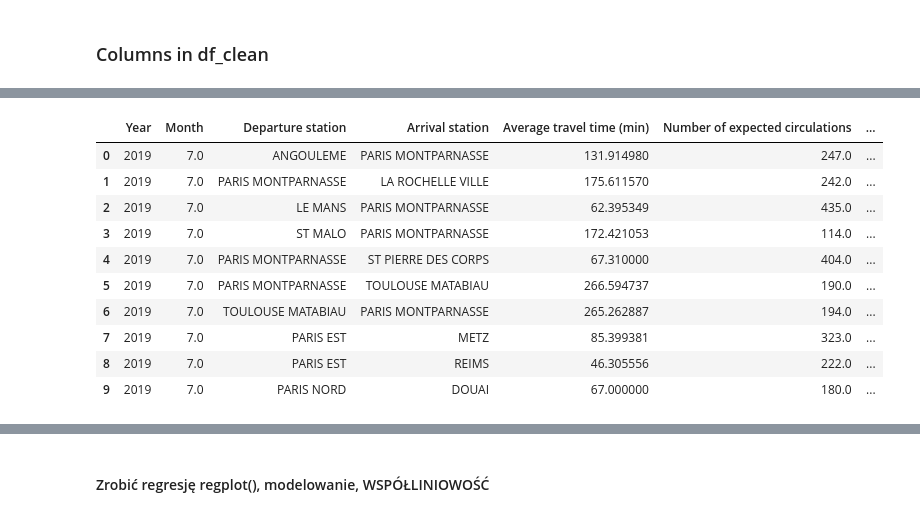
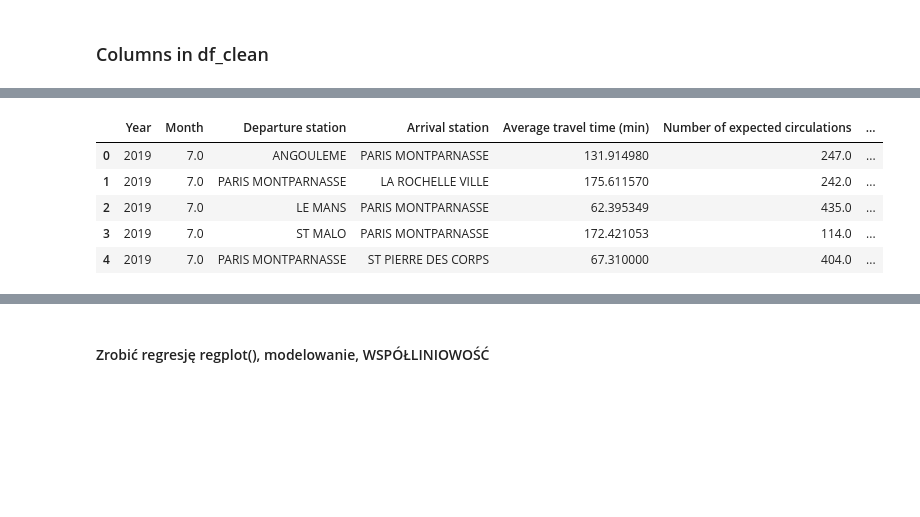
Before and after one commit to infoshareacademy/grupa_BKMMZ, a Jupyter notebook: Python/trains_notebook.ipynb, the cells around one changed output, grey strips where cells are left out. Saved outputs shown, nothing was run; the diff lists cells and outputs as text; code cells hidden in the pictures; blank space fills up the shorter version.

```diff
--- a/Python/trains_notebook.ipynb
+++ b/Python/trains_notebook.ipynb
@@ -72,15 +95,10 @@ Index(['Year', 'Month', 'Departure station', 'Arrival station',
       dtype='object')
 # %%
-df_clean.head(10)
+df_clean.head(5)
 # %% [output]
 |  | Year | Month | Departure station | Arrival station | Average travel time (min) | Number of expected circulations | ... |
 | 0 | 2019 | 7.0 | ANGOULEME | PARIS MONTPARNASSE | 131.914980 | 247.0 | ... |
 | 1 | 2019 | 7.0 | PARIS MONTPARNASSE | LA ROCHELLE VILLE | 175.611570 | 242.0 | ... |
 | 2 | 2019 | 7.0 | LE MANS | PARIS MONTPARNASSE | 62.395349 | 435.0 | ... |
 | 3 | 2019 | 7.0 | ST MALO | PARIS MONTPARNASSE | 172.421053 | 114.0 | ... |
 | 4 | 2019 | 7.0 | PARIS MONTPARNASSE | ST PIERRE DES CORPS | 67.310000 | 404.0 | ... |
-| 5 | 2019 | 7.0 | PARIS MONTPARNASSE | TOULOUSE MATABIAU | 266.594737 | 190.0 | ... |
-| 6 | 2019 | 7.0 | TOULOUSE MATABIAU | PARIS MONTPARNASSE | 265.262887 | 194.0 | ... |
-| 7 | 2019 | 7.0 | PARIS EST | METZ | 85.399381 | 323.0 | ... |
-| 8 | 2019 | 7.0 | PARIS EST | REIMS | 46.305556 | 222.0 | ... |
-| 9 | 2019 | 7.0 | PARIS NORD | DOUAI | 67.000000 | 180.0 | ... |
```
Also changed, not shown: parts of 57 cells of this notebook, 6 other files.
